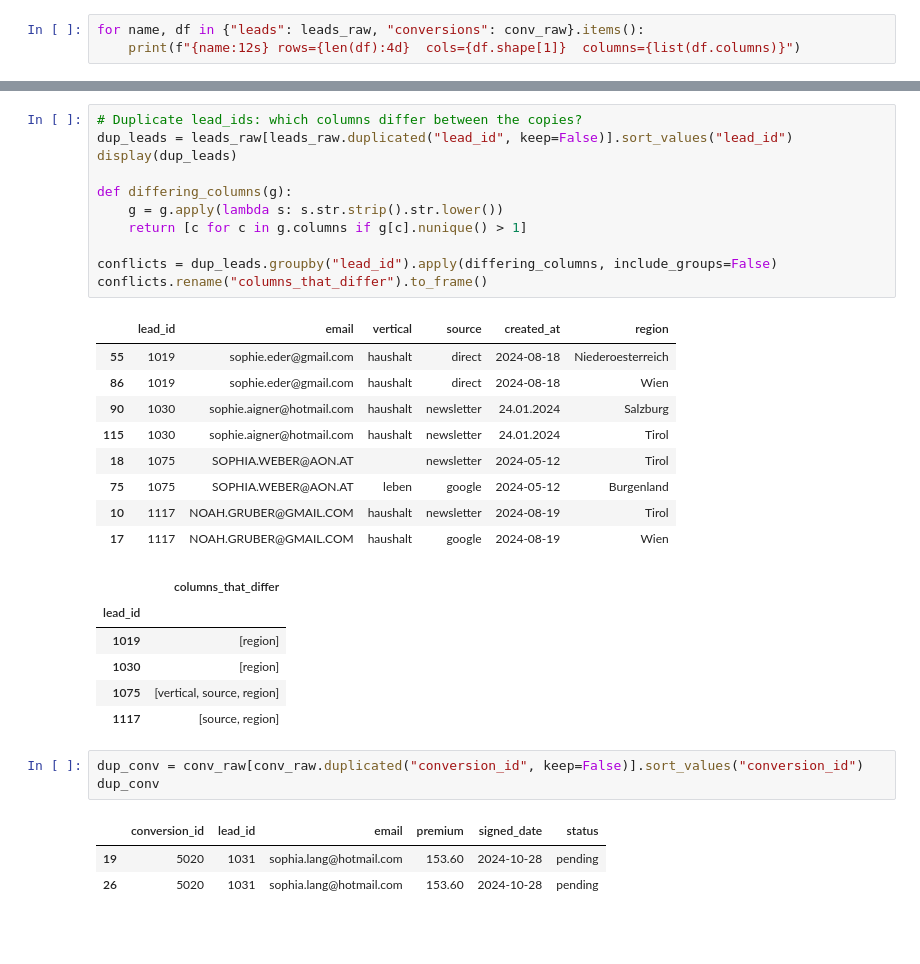
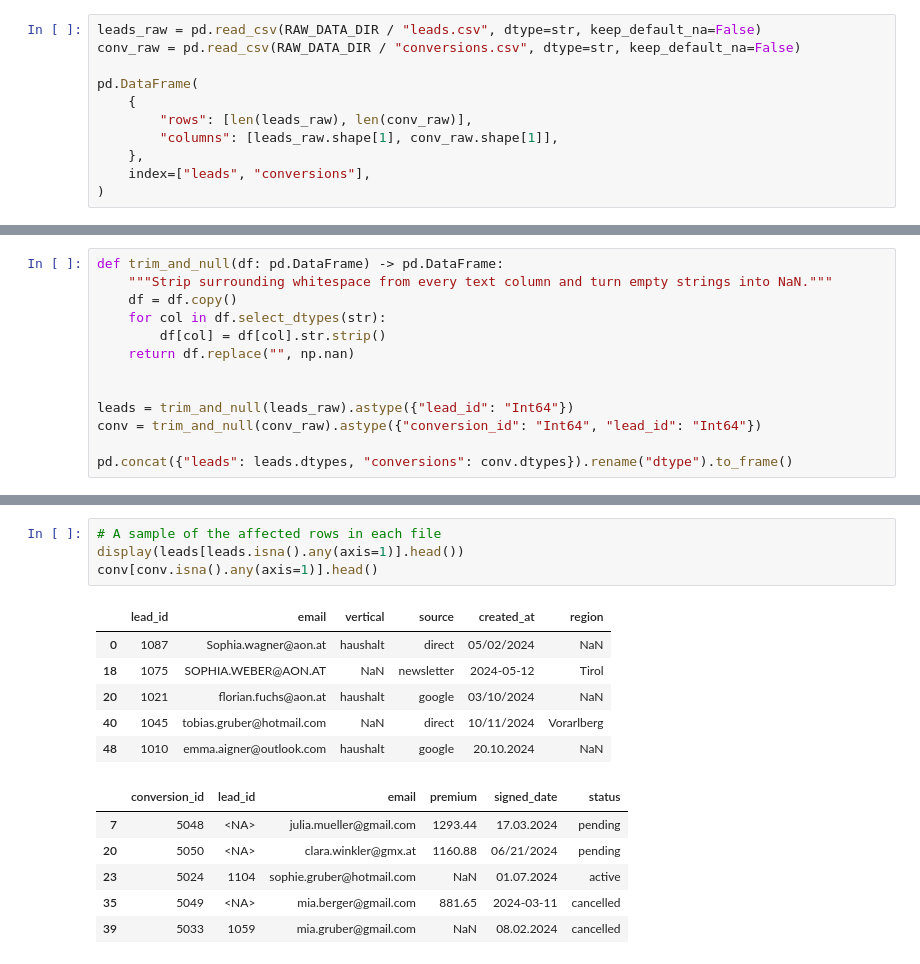
Before and after one commit to markzmbl/coding-challenge-data-engineer, a Jupyter notebook: notebooks/01_data_profiling.ipynb, the cells around one changed output, grey strips where cells are left out. Cells and saved outputs as stored; diff of their text form; blank space fills up the shorter version.

```diff
--- a/notebooks/01_data_profiling.ipynb
+++ b/notebooks/01_data_profiling.ipynb
@@ -40,4 +36,12 @@ pandas 3.0.6
 # %%
-for name, df in {"leads": leads_raw, "conversions": conv_raw}.items():
-    print(f"{name:12s} rows={len(df):4d}  cols={df.shape[1]}  columns={list(df.columns)}")
+leads_raw = pd.read_csv(RAW_DATA_DIR / "leads.csv", dtype=str, keep_default_na=False)
+conv_raw = pd.read_csv(RAW_DATA_DIR / "conversions.csv", dtype=str, keep_default_na=False)
+
+pd.DataFrame(
+    {
+        "rows": [len(leads_raw), len(conv_raw)],
+        "columns": [leads_raw.shape[1], conv_raw.shape[1]],
+    },
+    index=["leads", "conversions"],
+)
 # %% [output]
@@ -148,0 +152,13 @@ CONVERSIONS
+# %%
+def trim_and_null(df: pd.DataFrame) -> pd.DataFrame:
+    """Strip surrounding whitespace from every text column and turn empty strings into NaN."""
+    df = df.copy()
+    for col in df.select_dtypes(str):
+        df[col] = df[col].str.strip()
+    return df.replace("", np.nan)
+
+
+leads = trim_and_null(leads_raw).astype({"lead_id": "Int64"})
+conv = trim_and_null(conv_raw).astype({"conversion_id": "Int64", "lead_id": "Int64"})
+
+pd.concat({"leads": leads.dtypes, "conversions": conv.dtypes}).rename("dtype").to_frame()
@@ -187,34 +223,17 @@ conversions: exact duplicate rows = 1 (rows involved: 2), duplicate conversion_i
 # %%
-# Duplicate lead_ids: which columns differ between the copies?
-dup_leads = leads_raw[leads_raw.duplicated("lead_id", keep=False)].sort_values("lead_id")
-display(dup_leads)
-
-def differing_columns(g):
-    g = g.apply(lambda s: s.str.strip().str.lower())
-    return [c for c in g.columns if g[c].nunique() > 1]
-
-conflicts = dup_leads.groupby("lead_id").apply(differing_columns, include_groups=False)
-conflicts.rename("columns_that_differ").to_frame()
+# A sample of the affected rows in each file
+display(leads[leads.isna().any(axis=1)].head())
+conv[conv.isna().any(axis=1)].head()
 # %% [output]
 |  | lead_id | email | vertical | source | created_at | region |
-| 55 | 1019 | sophie.eder@gmail.com | haushalt | direct | 2024-08-18 | Niederoesterreich |
-| 86 | 1019 | sophie.eder@gmail.com | haushalt | direct | 2024-08-18 | Wien |
-| 90 | 1030 | sophie.aigner@hotmail.com | haushalt | newsletter | 24.01.2024 | Salzburg |
-| 115 | 1030 | sophie.aigner@hotmail.com | haushalt | newsletter | 24.01.2024 | Tirol |
-| 18 | 1075 | SOPHIA.WEBER@AON.AT |  | newsletter | 2024-05-12 | Tirol |
-| 75 | 1075 | SOPHIA.WEBER@AON.AT | leben | google | 2024-05-12 | Burgenland |
-| 10 | 1117 | NOAH.GRUBER@GMAIL.COM | haushalt | newsletter | 2024-08-19 | Tirol |
-| 17 | 1117 | NOAH.GRUBER@GMAIL.COM | haushalt | google | 2024-08-19 | Wien |
+| 0 | 1087 | Sophia.wagner@aon.at | haushalt | direct | 05/02/2024 | NaN |
+| 18 | 1075 | SOPHIA.WEBER@AON.AT | NaN | newsletter | 2024-05-12 | Tirol |
+| 20 | 1021 | florian.fuchs@aon.at | haushalt | google | 03/10/2024 | NaN |
+| 40 | 1045 | tobias.gruber@hotmail.com | NaN | direct | 10/11/2024 | Vorarlberg |
+| 48 | 1010 | emma.aigner@outlook.com | haushalt | google | 20.10.2024 | NaN |
-|  | columns_that_differ |
-| lead_id |  |
-| 1019 | [region] |
-| 1030 | [region] |
-| 1075 | [vertical, source, region] |
-| 1117 | [source, region] |
+|  | conversion_id | lead_id | email | premium | signed_date | status |
+| 7 | 5048 | <NA> | julia.mueller@gmail.com | 1293.44 | 17.03.2024 | pending |
+| 20 | 5050 | <NA> | clara.winkler@gmx.at | 1160.88 | 06/21/2024 | pending |
+| 23 | 5024 | 1104 | sophie.gruber@hotmail.com | NaN | 01.07.2024 | active |
+| 35 | 5049 | <NA> | mia.berger@gmail.com | 881.65 | 2024-03-11 | cancelled |
+| 39 | 5033 | 1059 | mia.gruber@gmail.com | NaN | 08.02.2024 | cancelled |
-# %%
-dup_conv = conv_raw[conv_raw.duplicated("conversion_id", keep=False)].sort_values("conversion_id")
-dup_conv
-# %% [output]
-|  | conversion_id | lead_id | email | premium | signed_date | status |
-| 19 | 5020 | 1031 | sophia.lang@hotmail.com | 153.60 | 2024-10-28 | pending |
-| 26 | 5020 | 1031 | sophia.lang@hotmail.com | 153.60 | 2024-10-28 | pending |
```
Also changed, not shown: parts of 79 cells of this notebook, 7 other files.
